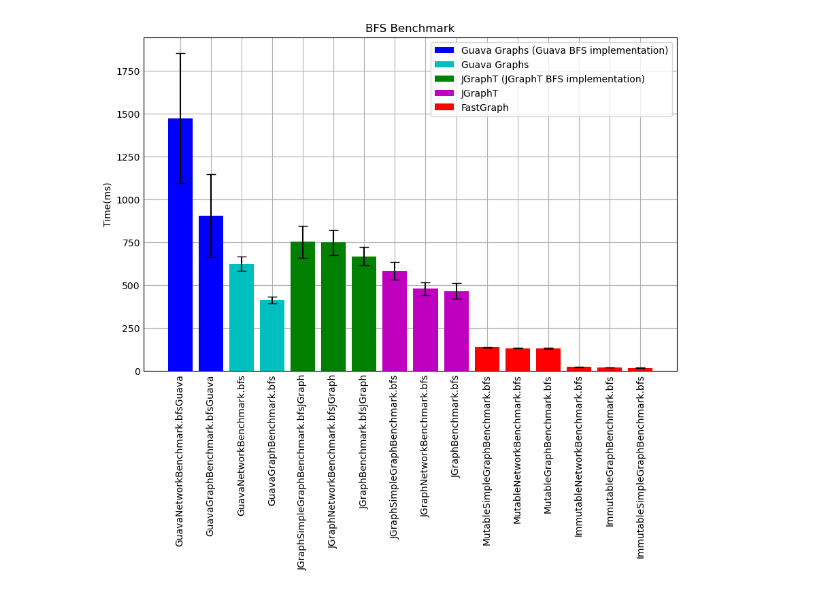
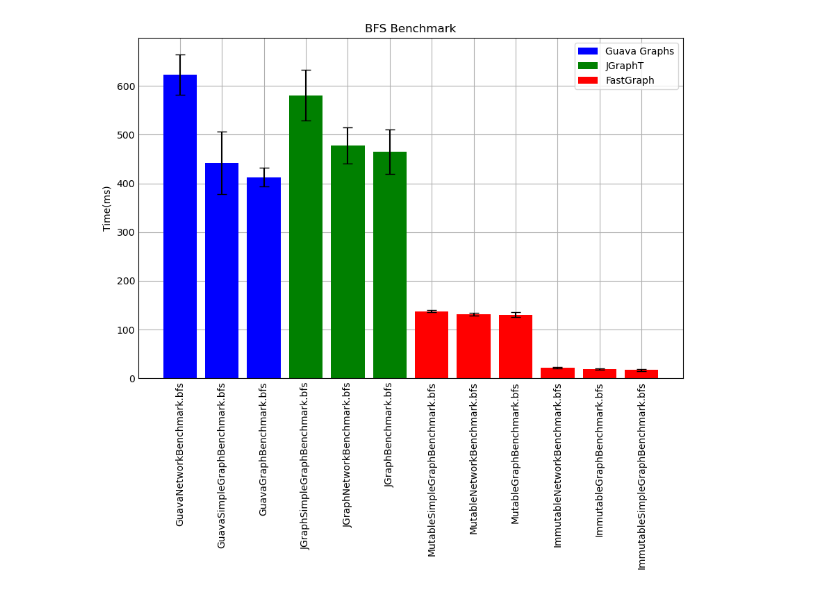
Before and after one commit to sooniln/fastgraph, a Jupyter notebook: assets/bfs_plot.ipynb, the cells around one changed output. Drawn from its saved outputs; the diff is of its cells as text; code cells hidden in the pictures.

Commit message:
Add benchmarking plots.

```diff
--- a/assets/bfs_plot.ipynb
+++ b/assets/bfs_plot.ipynb
@@ -9,6 +9,7 @@ data_guava_native = [
 ]
 data_guava = [
     ("GuavaNetworkBenchmark.bfs", 623.127, 41.933),
+    ("GuavaSimpleGraphBenchmark.bfs", 442.799, 64.068),
     ("GuavaGraphBenchmark.bfs", 412.511, 19.472),
 ]
 data_jgraph_native = [
@@ -29,47 +30,47 @@ data_fastgraph = [
     ("ImmutableGraphBenchmark.bfs", 18.926, 1.235),
     ("ImmutableSimpleGraphBenchmark.bfs", 16.802, 1.537),
 ]
 
 plt.figure(figsize=(8, 5))
 plt.title("BFS Benchmark")
 plt.ylabel("Time(ms)")
 plt.xticks(rotation=90)
 plt.bar(
-    [name for name, _, _ in data_guava_native],
-    [time for _, time, _ in data_guava_native],
-    yerr = [err for _, _, err in data_guava_native],
-    capsize=5,
-    color = 'b',
-    label = "Guava Graphs (Guava BFS implementation)")
-plt.bar(
     [name for name, _, _ in data_guava],
     [time for _, time, _ in data_guava],
     yerr = [err for _, _, err in data_guava],
     capsize=5,
-    color = 'c',
+    color = 'b',
     label = "Guava Graphs")
-plt.bar(
-    [name for name, _, _ in data_jgraph_native],
-    [time for _, time, _ in data_jgraph_native],
-    yerr = [err for _, _, err in data_jgraph_native],
-    capsize=5,
-    color = 'g',
-    label = "JGraphT (JGraphT BFS implementation)")
+#plt.bar(
+#    [name for name, _, _ in data_guava_native],
+#    [time for _, time, _ in data_guava_native],
+#    yerr = [err for _, _, err in data_guava_native],
+#    capsize=5,
+#    color = 'c',
+#    label = "Guava Graphs (Guava BFS implementation)")
 plt.bar(
     [name for name, _, _ in data_jgraph],
     [time for _, time, _ in data_jgraph],
     yerr = [err for _, _, err in data_jgraph],
     capsize=5,
-    color = 'm',
+    color = 'g',
     label = "JGraphT")
+#plt.bar(
+#    [name for name, _, _ in data_jgraph_native],
+#    [time for _, time, _ in data_jgraph_native],
+#    yerr = [err for _, _, err in data_jgraph_native],
+#    capsize=5,
+#    color = 'm',
+#    label = "JGraphT (JGraphT BFS implementation)")
 plt.bar(
     [name for name, _, _ in data_fastgraph],
     [time for _, time, _ in data_fastgraph],
     yerr = [err for _, _, err in data_fastgraph],
     capsize=5,
     color = 'r',
     label = "FastGraph",)
 plt.legend()
 plt.show()
 # %% [output]
-[figure, old version]
+[figure, new version]
```
Also changed, not shown: 8 other files.
